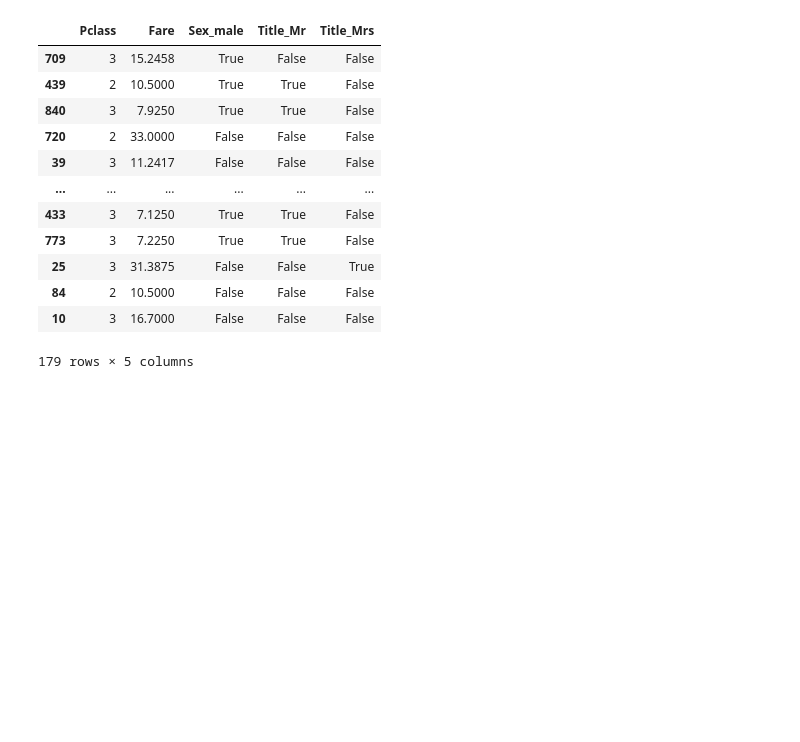
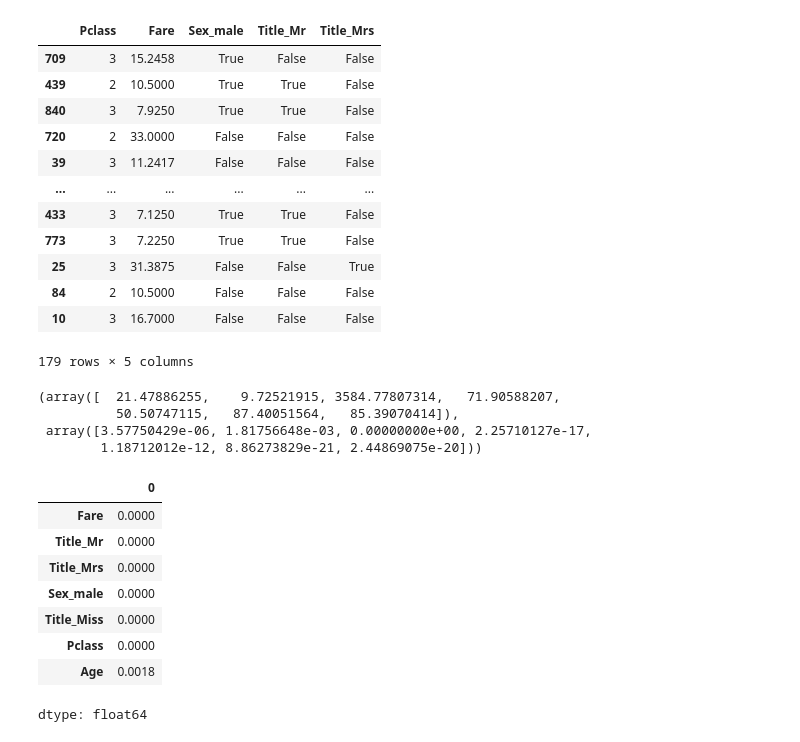
Before and after one commit to RahulArra/Machine-Learning, a Jupyter notebook: dataset1.ipynb, the cells around one changed output. Cells and saved outputs as stored; diff of their text form; code cells hidden in the pictures; blank space fills up the shorter version.

```diff
--- a/dataset1.ipynb
+++ b/dataset1.ipynb
@@ -353,3 +365,26 @@ X_test
 | 84 | 2 | 10.5000 | False | False | False |
 | 10 | 3 | 16.7000 | False | False | False |
 179 rows × 5 columns
+# %%
+from sklearn.feature_selection import chi2
+f_score = chi2(X_train,y_train)
+f_score
+# %% [output]
+(array([  21.47886255,    9.72521915, 3584.77807314,   71.90588207,
+          50.50747115,   87.40051564,   85.39070414]),
+ array([3.57750429e-06, 1.81756648e-03, 0.00000000e+00, 2.25710127e-17,
+        1.18712012e-12, 8.86273829e-21, 2.44869075e-20]))
+# %%
+p_values = pd.Series(f_score[1])
+p_values.index = X_train.columns
+p_values.sort_values(ascending=True).round(4)
+# %% [output]
+|  | 0 |
+| Fare | 0.0000 |
+| Title_Mr | 0.0000 |
+| Title_Mrs | 0.0000 |
+| Sex_male | 0.0000 |
+| Title_Miss | 0.0000 |
+| Pclass | 0.0000 |
+| Age | 0.0018 |
+dtype: float64
```
Also changed, not shown: parts of 6 cells of this notebook.
